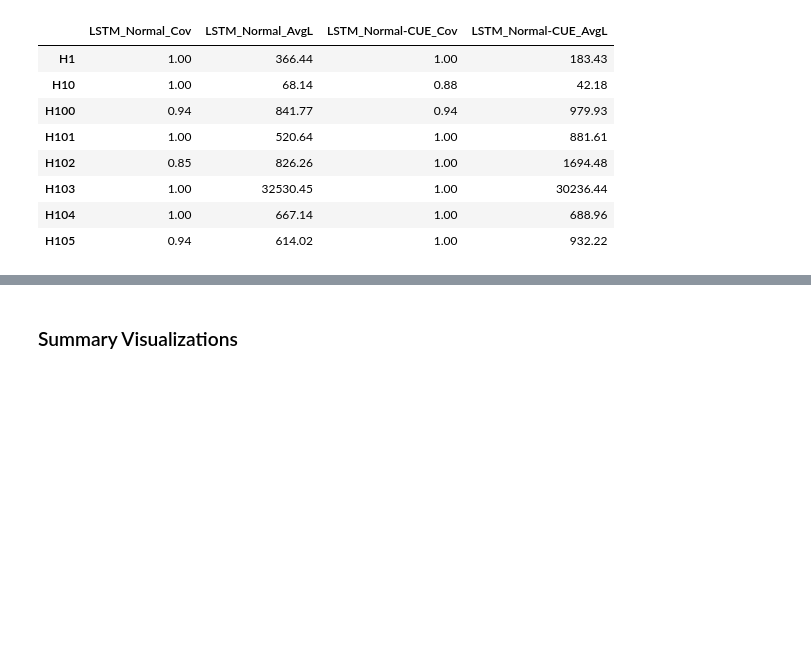
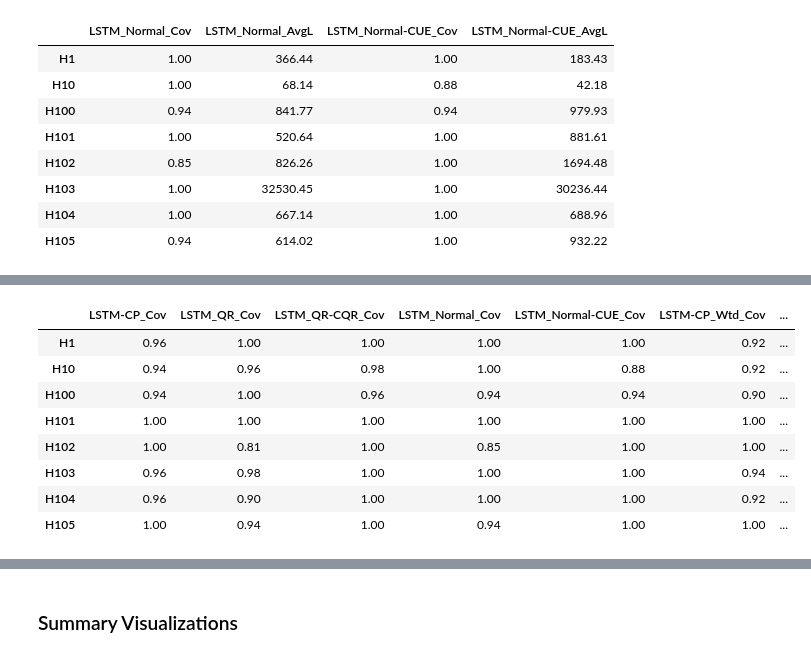
Before and after one commit to PacktPublishing/Modern-Time-Series-Forecasting-with-Python-2E, a Jupyter notebook: notebooks/Chapter17/09-Conformal_Techniques.ipynb, the cells around one changed output, grey strips where cells are left out. Cells and saved outputs as stored; diff of their text form; code cells hidden in the pictures; blank space fills up the shorter version.

```diff
--- a/notebooks/Chapter17/09-Conformal_Techniques.ipynb
+++ b/notebooks/Chapter17/09-Conformal_Techniques.ipynb
@@ -736,0 +751,14 @@ style_df(res_df[['LSTM-CP_Cov', 'LSTM-CP_AvgL', 'LSTM-CP_Wtd_Cov', 'LSTM-CP_Wtd_
+# %%
+styled_df = style_df(res_df.loc[:,[c for c in res_df.columns if "Cov" in c]])
+styled_df = styled_df.set_properties(**{'width': '50px'})
+styled_df
+# %% [output]
+|  | LSTM-CP_Cov | LSTM_QR_Cov | LSTM_QR-CQR_Cov | LSTM_Normal_Cov | LSTM_Normal-CUE_Cov | LSTM-CP_Wtd_Cov | ... |
+| H1 | 0.96 | 1.00 | 1.00 | 1.00 | 1.00 | 0.92 | ... |
+| H10 | 0.94 | 0.96 | 0.98 | 1.00 | 0.88 | 0.92 | ... |
+| H100 | 0.94 | 1.00 | 0.96 | 0.94 | 0.94 | 0.90 | ... |
+| H101 | 1.00 | 1.00 | 1.00 | 1.00 | 1.00 | 1.00 | ... |
+| H102 | 1.00 | 0.81 | 1.00 | 0.85 | 1.00 | 1.00 | ... |
+| H103 | 0.96 | 0.98 | 1.00 | 1.00 | 1.00 | 0.94 | ... |
+| H104 | 0.96 | 0.90 | 1.00 | 1.00 | 1.00 | 0.92 | ... |
+| H105 | 1.00 | 0.94 | 1.00 | 0.94 | 1.00 | 1.00 | ... |
```
Also changed, not shown: parts of 2 cells of this notebook, 6 other files.
